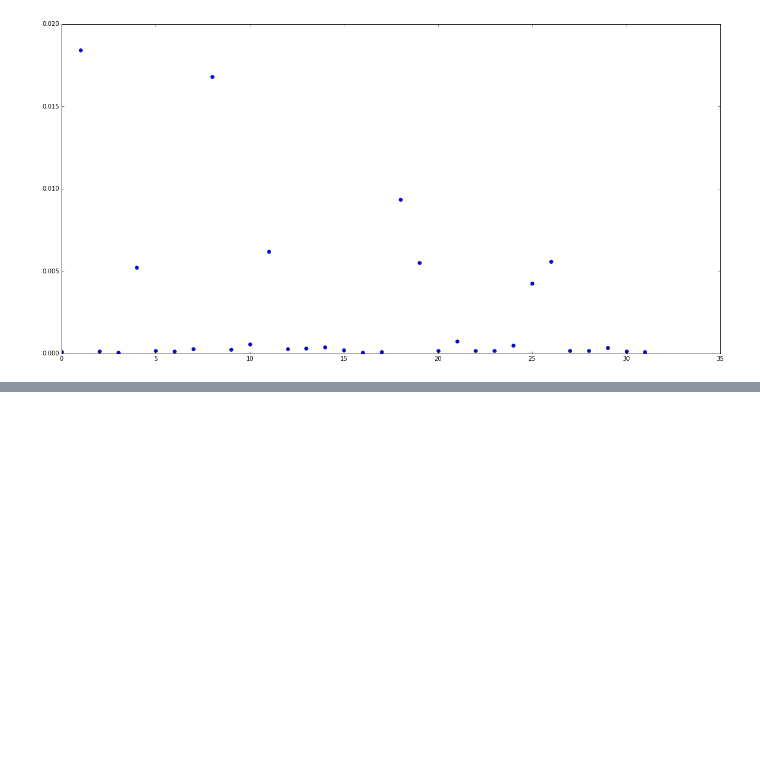
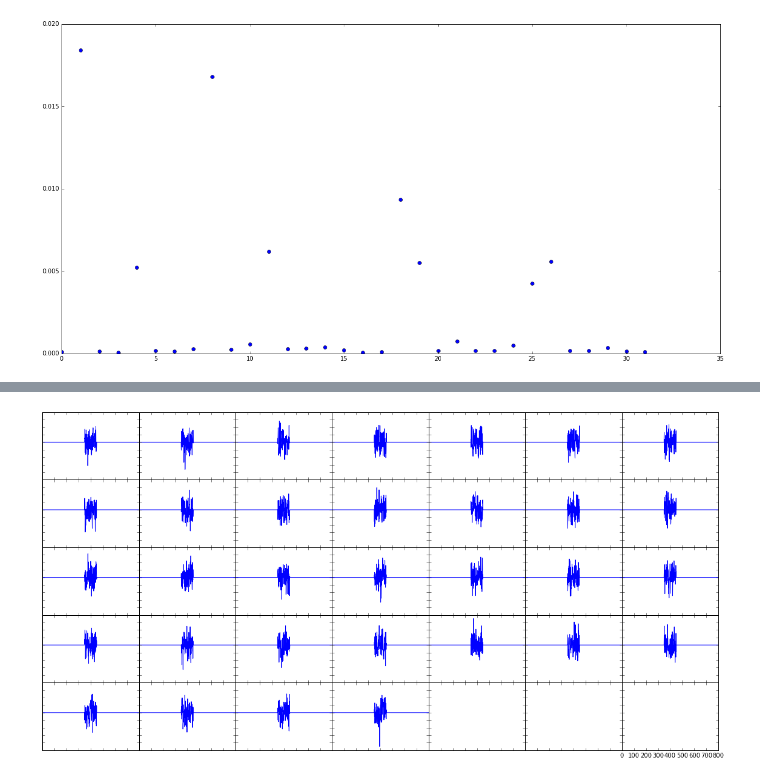
Before and after one commit to emdodds/matching-pursuit, a Jupyter notebook: Notebooks/check results.ipynb, the cells around one changed output, grey strips where cells are left out. Saved outputs shown, nothing was run; the diff lists cells and outputs as text; code cells hidden in the pictures; blank space fills up the shorter version.

```diff
--- a/Notebooks/check results.ipynb
+++ b/Notebooks/check results.ipynb
@@ -164,0 +166,4 @@ histories['loss']
+# %%
+sigset.tiled_plot(phi)
+# %% [output]
+[figure, added]
```
Also changed, not shown: parts of 4 cells of this notebook, 2 other files.
